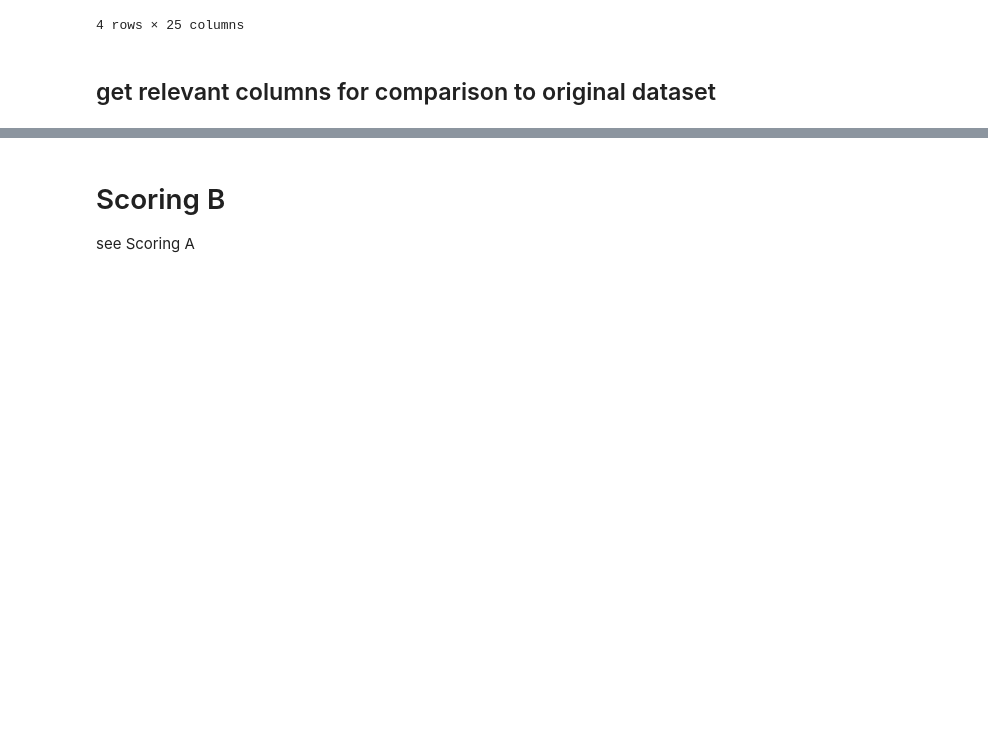
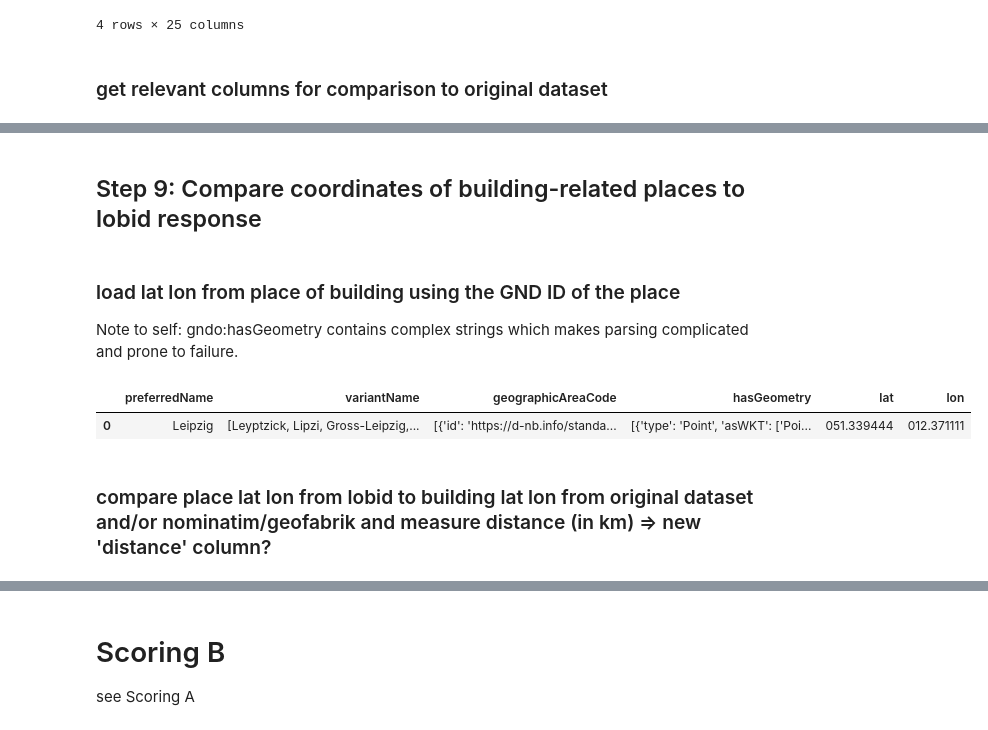
Before and after one commit to MichaelMarkert/GND4C, a Jupyter notebook: workflow_for_building_matching/Building_toolbox_workflow.ipynb, the cells around one changed output, grey strips where cells are left out. Saved outputs shown, nothing was run; the diff lists cells and outputs as text; code cells hidden in the pictures; blank space fills up the shorter version.

Commit message:
added step 9 for place coordinate comparison

```diff
--- a/workflow_for_building_matching/Building_toolbox_workflow.ipynb
+++ b/workflow_for_building_matching/Building_toolbox_workflow.ipynb
@@ -156,7 +156,7 @@ display(gnd_data)
 | 3 | [AuthorityResource, BuildingOrMem... | http://lobid.org/gnd/context.jsonld | [{'id': 'https://d-nb.info/standa... | [(DE-588c)7755716-5] | [{'id': 'https://d-nb.info/standa... | [{'id': 'https://d-nb.info/gnd/40... | ... |
 4 rows × 25 columns
 # %% [markdown]
-## get relevant columns for comparison to original dataset
+### get relevant columns for comparison to original dataset
 # %%
 new_enrichment = gnd_data[['gndSubjectCategory', 'geographicAreaCode', 'broaderTermInstantial', 'id', 'place', 'preferredName', 'variantName', 'dateOfProduction', 'biographicalOrHistoricalInformation']]
 
@@ -167,3 +167,29 @@ display(new_enrichment)
 | 1 | [{'id': 'https://d-nb.info/standa... | [{'id': 'https://d-nb.info/standa... | [{'id': 'https://d-nb.info/gnd/41... | https://d-nb.info/gnd/4369458-5 | [{'id': 'https://d-nb.info/gnd/40... | Altes Rathaus Leipzig (Leipzig) | ... |
 | 2 | [{'id': 'https://d-nb.info/standa... | [{'id': 'https://d-nb.info/standa... | [{'id': 'https://d-nb.info/gnd/43... | https://d-nb.info/gnd/1192325486 | [{'id': 'https://d-nb.info/gnd/40... | Altes Rathaus Leipzig (Leipzig) /... | ... |
 | 3 | [{'id': 'https://d-nb.info/standa... | [{'id': 'https://d-nb.info/standa... | [{'id': 'https://d-nb.info/gnd/40... | https://d-nb.info/gnd/7755716-5 | [{'id': 'https://d-nb.info/gnd/40... | Sankt Trinitatis (Leipzig) | ... |
+# %% [markdown]
+## Step 9: Compare coordinates of building-related places to lobid response
+# %% [markdown]
+### load lat lon from place of building using the GND ID of the place
+Note to self: gndo:hasGeometry contains complex strings which makes parsing complicated and prone to failure.
+# %%
+gnd_id = '4035206-7'
+
+url = 'https://lobid.org/gnd/' + gnd_id
+response = requests.get(url)
+
+gnd_data = json.loads(response.text)
+#print(gnd_data)
+
+gnd_data = pd.json_normalize(gnd_data)
+gnd_data = gnd_data[['preferredName', 'variantName', 'geographicAreaCode', 'hasGeometry']]
+
+gnd_data['lat'] = gnd_data['hasGeometry'][0][0]['asWKT'][0].replace('Point ( ','').replace(' )','').replace('+','').split(' ')[1]
+gnd_data['lon'] = gnd_data['hasGeometry'][0][0]['asWKT'][0].replace('Point ( ','').replace(' )','').replace('+','').split(' ')[0]
+
+display(gnd_data)
+# %% [output]
+|  | preferredName | variantName | geographicAreaCode | hasGeometry | lat | lon |
+| 0 | Leipzig | [Leyptzick, Lipzi, Gross-Leipzig,... | [{'id': 'https://d-nb.info/standa... | [{'type': 'Point', 'asWKT': ['Poi... | 051.339444 | 012.371111 |
+# %% [markdown]
+### compare place lat lon from lobid to building lat lon from original dataset and/or nominatim/geofabrik and measure distance (in km) => new 'distance' column?
```
Also changed, not shown: parts of 2 cells of this notebook.
